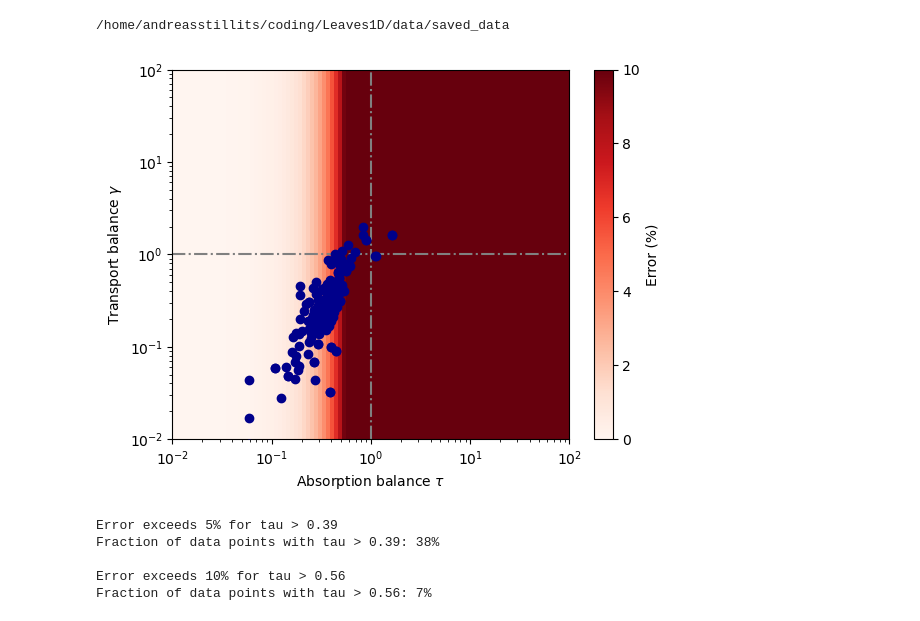
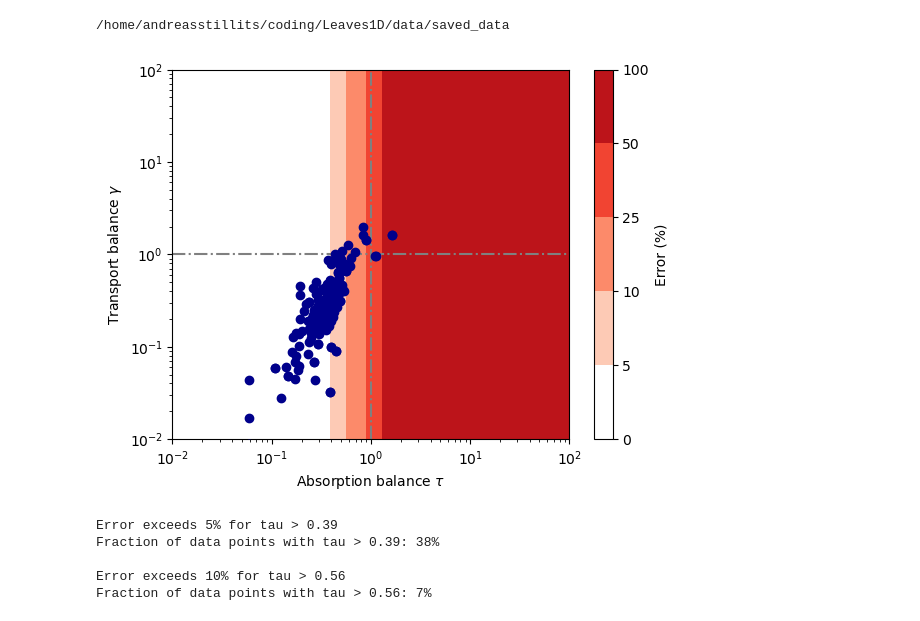
Before and after one commit to andreas-stillits/CarbonFixationModel1D, a Jupyter notebook: supplementary/notebooks/gradients.ipynb, the cells around one changed output. Saved outputs shown, nothing was run; the diff lists cells and outputs as text; code cells hidden in the pictures.

```diff
--- a/supplementary/notebooks/gradients.ipynb
+++ b/supplementary/notebooks/gradients.ipynb
@@ -3,36 +3,55 @@ import numpy as np
 import matplotlib.pyplot as plt
 import pandas as pd
 
 
 
 N = 100
 gammas = np.exp(np.linspace(np.log(0.01), np.log(100), N))
 taus = np.exp(np.linspace(np.log(0.01), np.log(100), N))
 error = np.ones((N,N))
 
 for i, gamma in enumerate(gammas):
     error[i,:] = 100*(taus/np.tanh(taus) - 1)
 
 %cd "/home/andreasstillits/coding/Leaves1D/data/saved_data"
 
 df = pd.read_csv("Knauer2022_hypostomatous.csv", decimal=',', sep=';')
 
+# make a custom discrete colormap using "Reds" as a base, with 5 discrete levels
 
-map = plt.pcolor(taus, gammas, error, shading="nearest", cmap="Reds", vmin=0, vmax=10)
+import matplotlib.cm as cm
+from matplotlib.colors import ListedColormap, BoundaryNorm
+
+# 5 discrete colors from "Reds"
+cmap = plt.get_cmap('Reds', 6)
+colors = cmap(range(5))
+colors[0] = (1, 1, 1, 1)  # set the first color to white
+cmap = ListedColormap(colors)
+
+
+# If you want 5 discrete bins between 0 and 10:
+bounds = [0, 5, 10, 25, 50, 100] #np.linspace(0, 50, 7)  # 6 edges for 5 bins
+norm = BoundaryNorm(bounds, cmap.N)
+
+map = plt.pcolor(taus, gammas, error,
+                 shading="nearest",
+                 cmap=cmap,
+                 norm=norm)
+
+plt.colorbar(map, label='Error (%)', boundaries=bounds, ticks=bounds)
 plt.plot([1, 1], [0.01, 100], color="grey", linestyle='-.', zorder=2)
 plt.plot([0.01, 100], [1, 1], color="grey", linestyle='-.', zorder=2)
 plt.scatter(df['tau'], df['gamma'], color="darkblue", marker="o", zorder=3)
 plt.xscale('log')
 plt.yscale('log')
 plt.ylim(0.01, 100)
 plt.xlim(0.01, 100)
-plt.colorbar(map, label='Error (%)')
 plt.xlabel(r'Absorption balance $\tau$')
 plt.ylabel(r'Transport balance $\gamma$')
 plt.show()
 # %% [output]
 /home/andreasstillits/coding/Leaves1D/data/saved_data
-[figure, old version]
+[figure, new version]
 # %%
 def get_tau_and_fraction(data: pd.DataFrame, threshold: float = 0.05) -> None:
     taus = np.exp(np.linspace(np.log(0.01), np.log(100), 1000))
```
Also changed, not shown: 4 other files.
